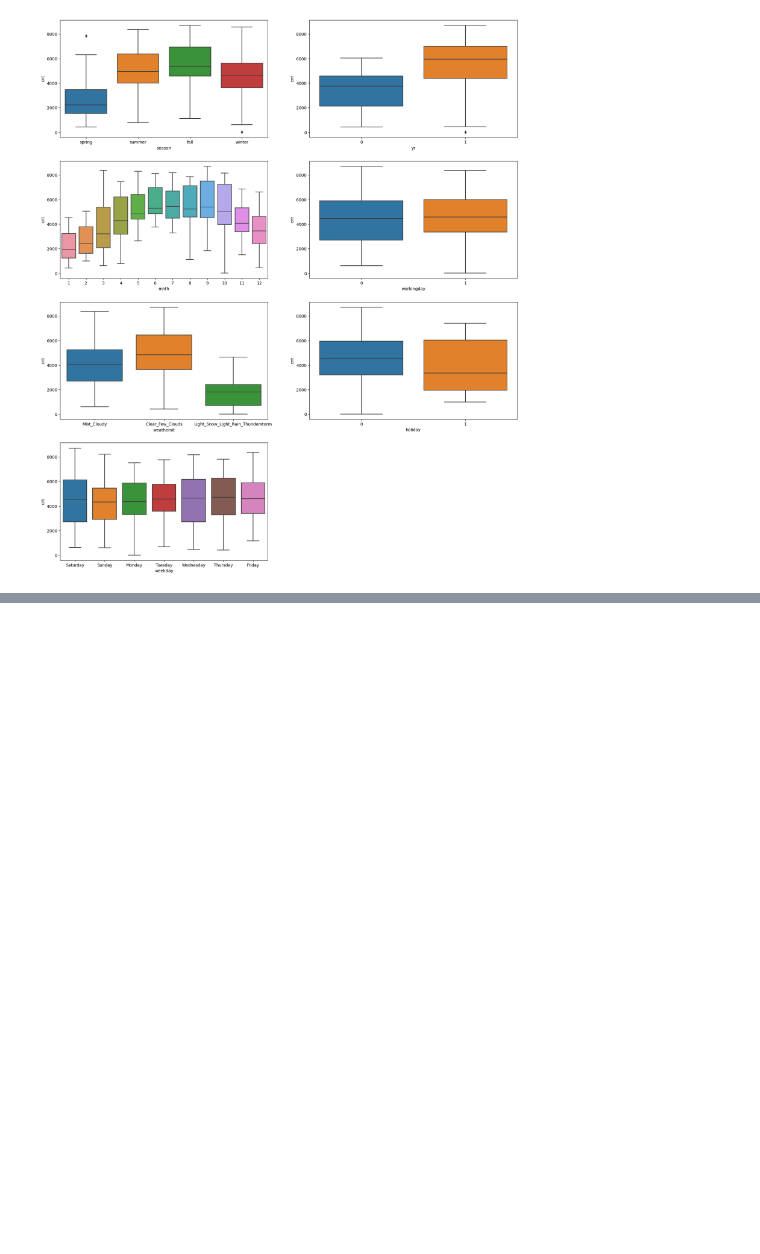
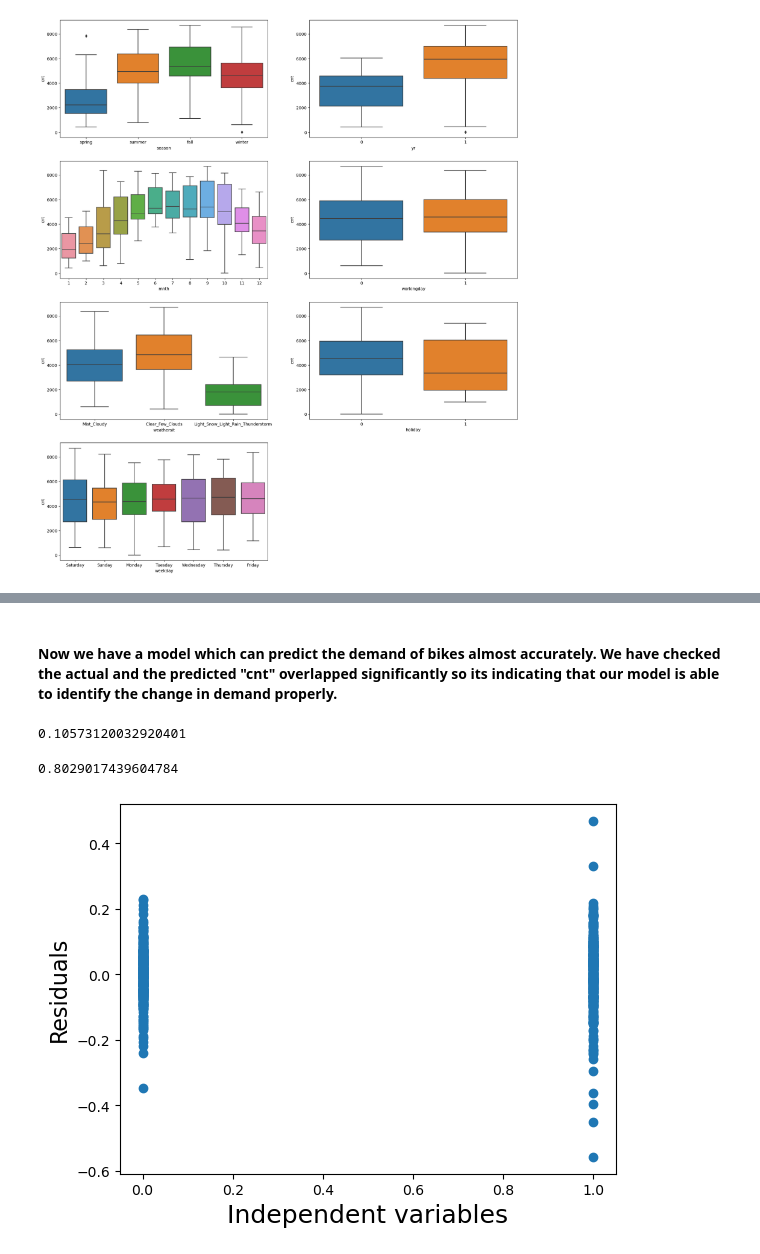
Before and after one commit to Mohinesh27/LinearRegressionAssignment, a Jupyter notebook: LinearRegressionAssignment.ipynb, the cells around one changed output, grey strips where cells are left out. Cells and saved outputs as stored; diff of their text form; code cells hidden in the pictures; blank space fills up the shorter version.

```diff
--- a/LinearRegressionAssignment.ipynb
+++ b/LinearRegressionAssignment.ipynb
@@ -306,0 +1848,34 @@ plt.show()
+# %% [markdown]
+#### Now we have a model which can predict the demand of bikes almost accurately. We have checked the actual and the predicted "cnt" overlapped significantly so its indicating that our model is able to identify the change in demand properly.
+# %%
+# Its time to calculate the mean_squared_error and r2_score using sklearn libarary so that we can evaluate our linear regressionmodel performance
+
+# mean_squared_error then we will take the square root
+np.sqrt(mean_squared_error(y_test, y_pred))
+# %% [output]
+0.10573120032920401
+# %%
+# r square score calculation for test
+r2 = r2_score(y_test, y_pred)
+
+print(r2)
+# %% [output]
+0.8029017439604784
+# %%
+# The model we finalized lm15 have the r square score is 0.797 which is 79.7
+
+X_t=X_train_new.iloc[:,0].values
+# %%
+# lets plot the residuals to check the pattern exists
+
+# In regression analysis, two important assumptions are homoscedasticity (constant variance of residuals) and the absence of autocorrelation (independence of error terms). These assumptions are crucial for the reliability of regression analysis.
+# So we are going to check those assumption of homoscedasticity and autocorrelation
+
+plt.figure()
+plt.scatter(X_t,res)
+fig.suptitle('Independent vars vs res', fontsize=16)
+plt.xlabel('Independent variables', fontsize=18)
+plt.ylabel('Residuals', fontsize=16)
+plt.show()
+# %% [output]
+[figure, added]
```
Also changed, not shown: parts of 129 cells of this notebook.
